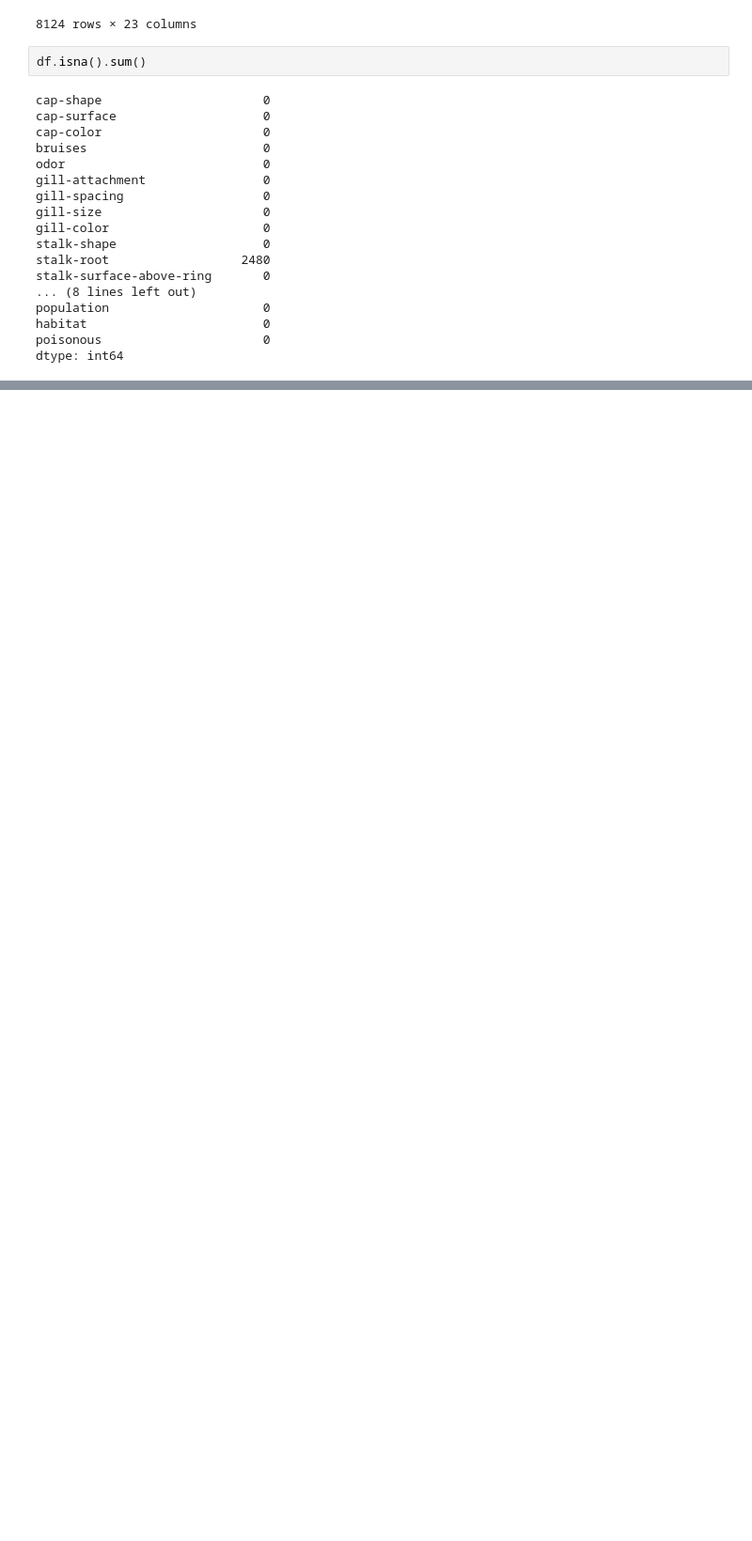
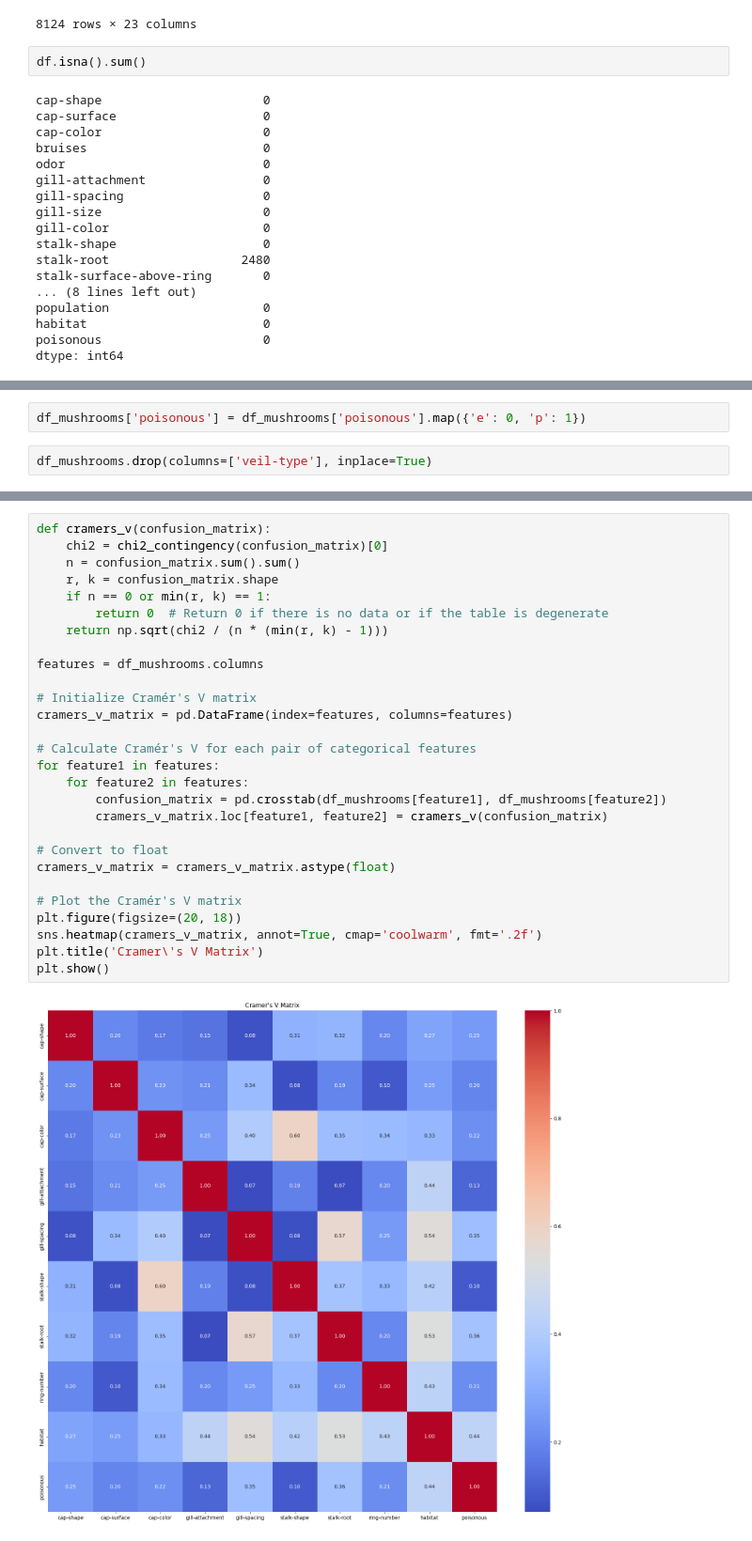
Before and after one commit to PedroHang/Mushroom-Classification-Project, a Jupyter notebook: mushrooms.ipynb, the cells around one changed output, grey strips where cells are left out. Shown at 94% size. Saved outputs shown, nothing was run; the diff lists cells and outputs as text; blank space fills up the shorter version.

```diff
--- a/mushrooms.ipynb
+++ b/mushrooms.ipynb
@@ -70,0 +88,4 @@ df_mushrooms.describe()
+# %%
+df_mushrooms['poisonous'] = df_mushrooms['poisonous'].map({'e': 0, 'p': 1})
+# %%
+df_mushrooms.drop(columns=['veil-type'], inplace=True)
@@ -70,0 +103,30 @@ df_mushrooms.describe()
+# %%
+def cramers_v(confusion_matrix):
+    chi2 = chi2_contingency(confusion_matrix)[0]
+    n = confusion_matrix.sum().sum()
+    r, k = confusion_matrix.shape
+    if n == 0 or min(r, k) == 1:
+        return 0  # Return 0 if there is no data or if the table is degenerate
+    return np.sqrt(chi2 / (n * (min(r, k) - 1)))
+
+features = df_mushrooms.columns
+
+# Initialize Cramér's V matrix
+cramers_v_matrix = pd.DataFrame(index=features, columns=features)
+
+# Calculate Cramér's V for each pair of categorical features
+for feature1 in features:
+    for feature2 in features:
+        confusion_matrix = pd.crosstab(df_mushrooms[feature1], df_mushrooms[feature2])
+        cramers_v_matrix.loc[feature1, feature2] = cramers_v(confusion_matrix)
+
+# Convert to float
+cramers_v_matrix = cramers_v_matrix.astype(float)
+
+# Plot the Cramér's V matrix
+plt.figure(figsize=(20, 18))
+sns.heatmap(cramers_v_matrix, annot=True, cmap='coolwarm', fmt='.2f')
+plt.title('Cramer\'s V Matrix')
+plt.show()
+# %% [output]
+[figure, added]
```
Also changed, not shown: parts of 19 cells of this notebook.
